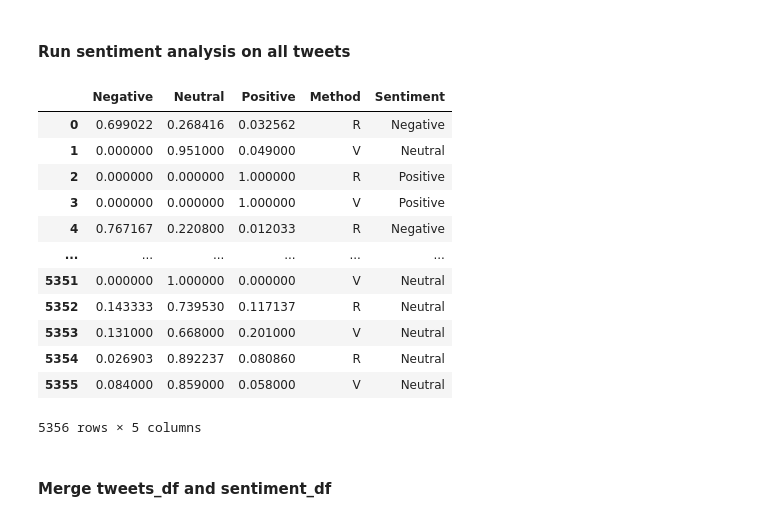
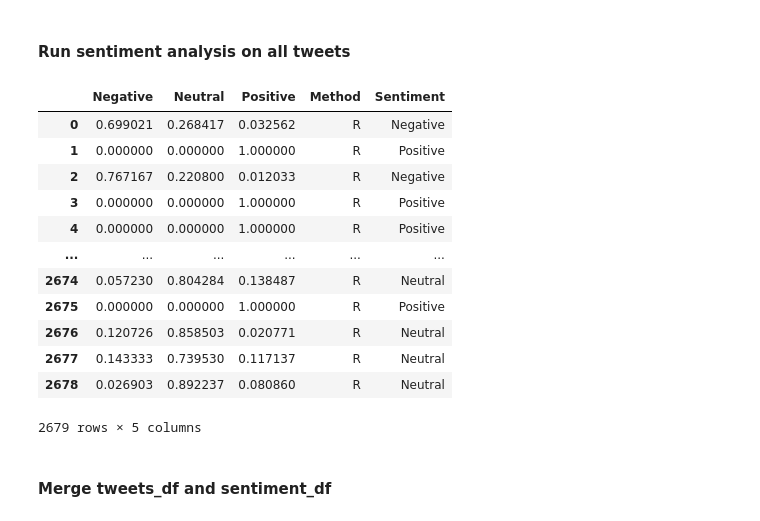
Before and after one commit to lbarrett24/CA-Election-Data-Challenge, a Jupyter notebook: Prop30_Twitter_SA.ipynb, the cells around one changed output. Cells and saved outputs as stored; diff of their text form; code cells hidden in the pictures.

```diff
--- a/Prop30_Twitter_SA.ipynb
+++ b/Prop30_Twitter_SA.ipynb
@@ -148,27 +148,31 @@ def sentiment_analysis(text:str, method:str):
 # %% [markdown]
 #### Run sentiment analysis on all tweets
 # %%
-results = []
+results_r = []
+results_v = []
 for index, row in tweets_df.iterrows():
     sentiment_scores_roberta = sentiment_analysis(row['Content'], 'R')
     sentiment_scores_vader = sentiment_analysis(row['Content'], 'V')
-    results.append(sentiment_scores_roberta)
-    results.append(sentiment_scores_vader)
-sentiment_df = pd.DataFrame(results)
-sentiment_df
+    results_r.append(sentiment_scores_roberta)
+    results_v.append(sentiment_scores_vader)
+sentiment_r_df = pd.DataFrame(results_r)
+sentiment_v_df = pd.DataFrame(results_v)
+sentiment_combined_df = pd.concat([sentiment_r_df, sentiment_v_df])
-# %% [output]
-|  | Negative | Neutral | Positive | Method | Sentiment |
-| 0 | 0.699022 | 0.268416 | 0.032562 | R | Negative |
-| 1 | 0.000000 | 0.951000 | 0.049000 | V | Neutral |
-| 2 | 0.000000 | 0.000000 | 1.000000 | R | Positive |
-| 3 | 0.000000 | 0.000000 | 1.000000 | V | Positive |
-| 4 | 0.767167 | 0.220800 | 0.012033 | R | Negative |
-| ... | ... | ... | ... | ... | ... |
-| 5351 | 0.000000 | 1.000000 | 0.000000 | V | Neutral |
-| 5352 | 0.143333 | 0.739530 | 0.117137 | R | Neutral |
-| 5353 | 0.131000 | 0.668000 | 0.201000 | V | Neutral |
-| 5354 | 0.026903 | 0.892237 | 0.080860 | R | Neutral |
-| 5355 | 0.084000 | 0.859000 | 0.058000 | V | Neutral |
-5356 rows × 5 columns
+# %%
+sentiment_r_df
+# %% [output]
+|  | Negative | Neutral | Positive | Method | Sentiment |
+| 0 | 0.699021 | 0.268417 | 0.032562 | R | Negative |
+| 1 | 0.000000 | 0.000000 | 1.000000 | R | Positive |
+| 2 | 0.767167 | 0.220800 | 0.012033 | R | Negative |
+| 3 | 0.000000 | 0.000000 | 1.000000 | R | Positive |
+| 4 | 0.000000 | 0.000000 | 1.000000 | R | Positive |
+| ... | ... | ... | ... | ... | ... |
+| 2674 | 0.057230 | 0.804284 | 0.138487 | R | Neutral |
+| 2675 | 0.000000 | 0.000000 | 1.000000 | R | Positive |
+| 2676 | 0.120726 | 0.858503 | 0.020771 | R | Neutral |
+| 2677 | 0.143333 | 0.739530 | 0.117137 | R | Neutral |
+| 2678 | 0.026903 | 0.892237 | 0.080860 | R | Neutral |
+2679 rows × 5 columns
 # %% [markdown]
 #### Merge tweets_df and sentiment_df
```
Also changed, not shown: parts of 11 cells of this notebook.
